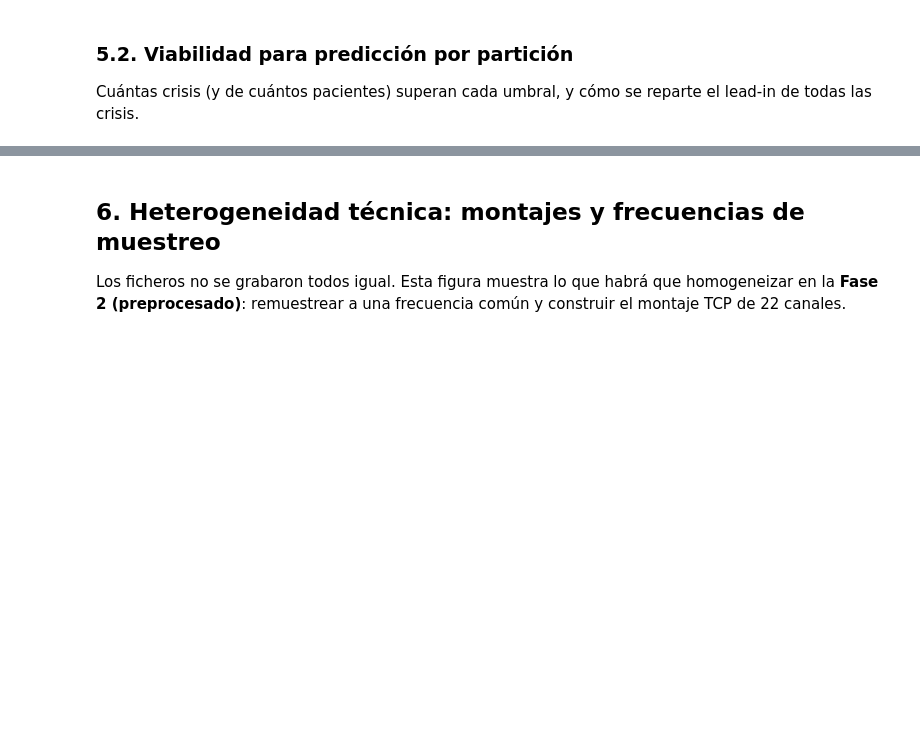
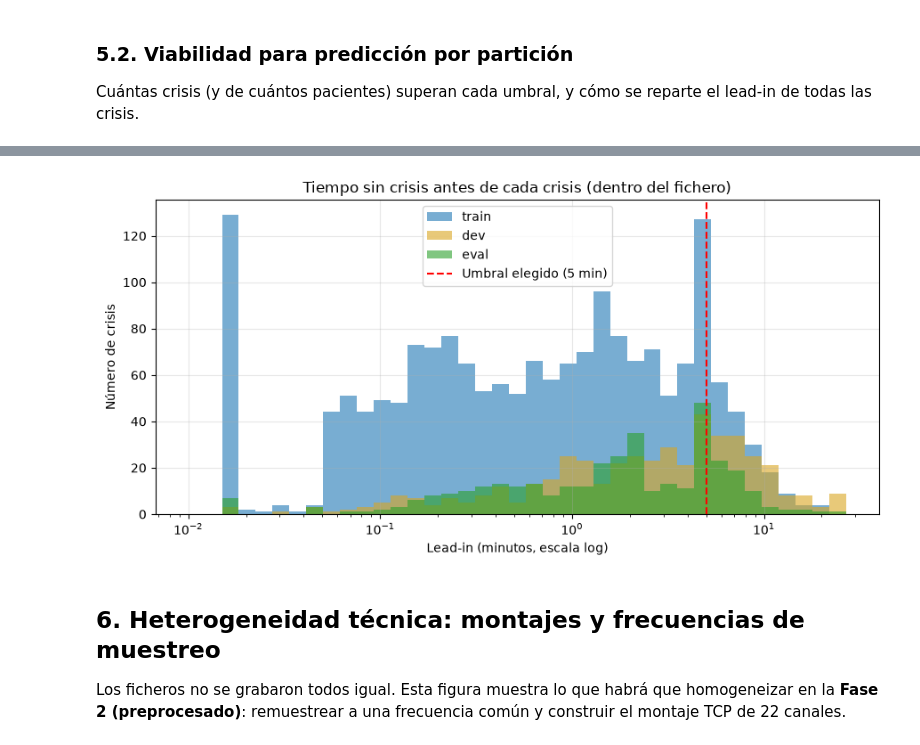
Before and after one commit to danielgomezpascual/TFM-IA, a Jupyter notebook: 03.Codigo/ALMA/02_eda_tusz.ipynb, the cells around one changed output, grey strips where cells are left out. Cells and saved outputs as stored; diff of their text form; code cells hidden in the pictures; blank space fills up the shorter version.

```diff
--- a/03.Codigo/ALMA/02_eda_tusz.ipynb
+++ b/03.Codigo/ALMA/02_eda_tusz.ipynb
@@ -222,19 +268,22 @@ tabla_con_iconos(tabla_prediccion)
 # %%
 fig, ax = plt.subplots(figsize=(9, 4.5))
 leadin_min = df_crisis.leadin_s / 60
 bins = np.logspace(np.log10(max(leadin_min.min(), 0.01)), np.log10(leadin_min.max()), 40)
 for s in SPLITS:
     ax.hist(leadin_min[df_crisis.split == s], bins=bins, alpha=0.6, label=s, color=COLORES_SPLIT[s])
 ax.axvline(LEADIN_ELEGIDO_MIN, color='red', linestyle='--', label=f'Umbral elegido ({LEADIN_ELEGIDO_MIN} min)')
 ax.set_xscale('log')
+eje_log_legible(ax, 'x')
 ax.set_xlabel('Lead-in (minutos, escala log)')
 ax.set_ylabel('Número de crisis')
 ax.set_title('Tiempo sin crisis antes de cada crisis (dentro del fichero)')
 ax.legend()
 ax.grid(True, alpha=0.3)
 fig.tight_layout()
 fig.savefig(RUTA_FIGURAS / 'distribucion_leadin.png', dpi=150, bbox_inches='tight')
 plt.show()
+# %% [output]
+[figure, added]
 # %% [markdown]
 ## 6. Heterogeneidad técnica: montajes y frecuencias de muestreo
 
```
Also changed, not shown: parts of 20 cells of this notebook, 19 other files.
